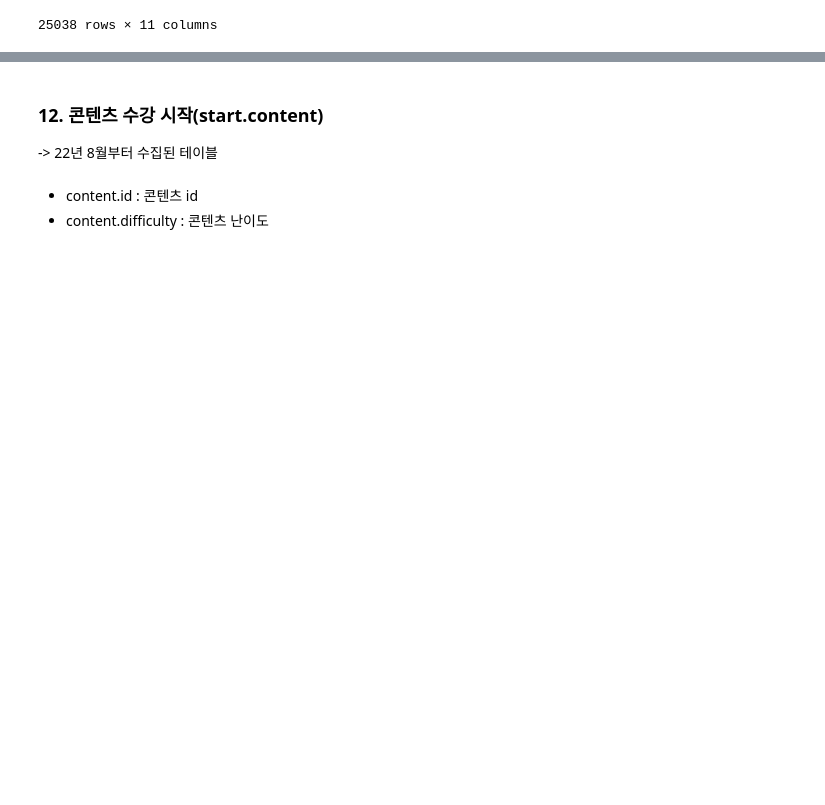
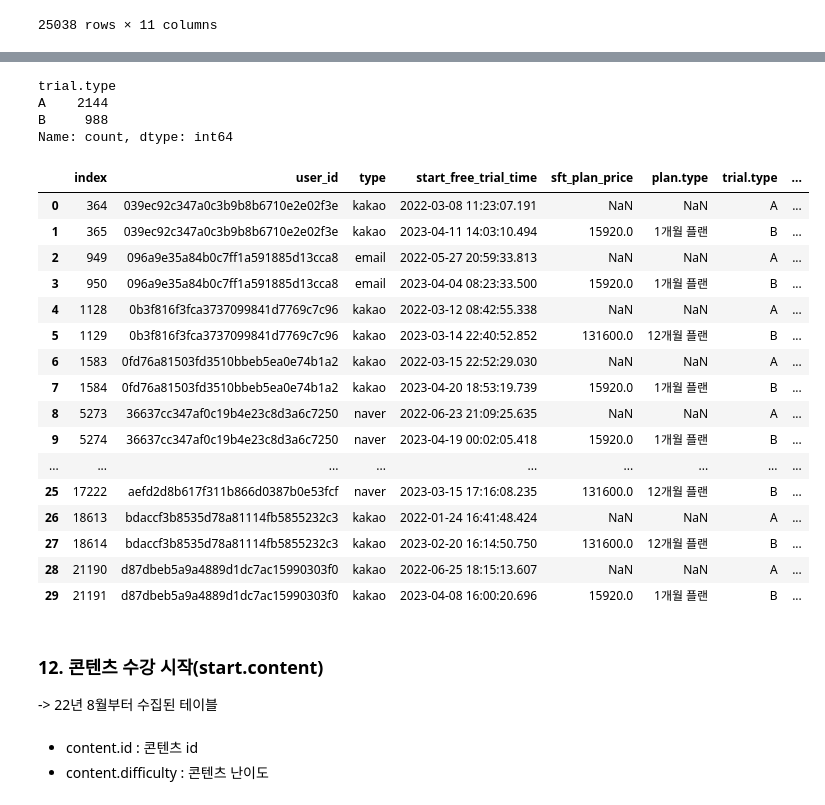
Before and after one commit to saeraniren/intermediate_project, a Jupyter notebook: geumhui_main.ipynb, the cells around one changed output, grey strips where cells are left out. Saved outputs shown, nothing was run; the diff lists cells and outputs as text; code cells hidden in the pictures; blank space fills up the shorter version.

```diff
--- a/geumhui_main.ipynb
+++ b/geumhui_main.ipynb
@@ -1483,0 +1517,9 @@ Name: count, dtype: int64
+# %%
+# 무료서비스 이용 후 첫 결제 이용(조건 : start_free_trial_time < complete_subscription_time) : row = 3132 -> 구독전환율
+free_trial_subscription_yes =  free_trial_subscription[free_trial_subscription['complete_subscription_time'].notna()
+                                                     & (free_trial_subscription['start_free_trial_time'] < free_trial_subscription['complete_subscription_time'])]
+display(free_trial_subscription_yes)
+
+# 무료서비스 이용 후 첫 결제 완료 기록없는 유저 추출(이탈)
+free_trial_subscription_no = free_trial_subscription[free_trial_subscription['complete_subscription_time'].isna()]
+free_trial_subscription_no
@@ -1484,2 +1553,38 @@ Name: count, dtype: int64
+# %%
+# 무료 체험 서비스 -> 첫 결제로 이어진 유저 수
+free_trial_subscription_yes['trial.type'].value_counts()
+# %% [output]
+trial.type
+A    2144
+B     988
+Name: count, dtype: int64
+# %%
+# user_id별 trial.type의 고유값을 집계
+user_trial_counts = free_trial_subscription_yes.groupby('user_id')['trial.type'].unique()
+
+# A와 B를 모두 포함하는 user_id 찾기
+target_users = user_trial_counts[user_trial_counts.apply(lambda x: set(x) >= {'A', 'B'})].index
+
+# 원본 데이터에서 해당 user_id만 필터링
+filtered_data = free_trial_subscription_yes[free_trial_subscription_yes['user_id'].isin(target_users)]
+filtered_data.reset_index()
+# %% [output]
+|  | index | user_id | type | start_free_trial_time | sft_plan_price | plan.type | trial.type | ... |
+| 0 | 364 | 039ec92c347a0c3b9b8b6710e2e02f3e | kakao | 2022-03-08 11:23:07.191 | NaN | NaN | A | ... |
+| 1 | 365 | 039ec92c347a0c3b9b8b6710e2e02f3e | kakao | 2023-04-11 14:03:10.494 | 15920.0 | 1개월 플랜 | B | ... |
+| 2 | 949 | 096a9e35a84b0c7ff1a591885d13cca8 | email | 2022-05-27 20:59:33.813 | NaN | NaN | A | ... |
+| 3 | 950 | 096a9e35a84b0c7ff1a591885d13cca8 | email | 2023-04-04 08:23:33.500 | 15920.0 | 1개월 플랜 | B | ... |
+| 4 | 1128 | 0b3f816f3fca3737099841d7769c7c96 | kakao | 2022-03-12 08:42:55.338 | NaN | NaN | A | ... |
+| 5 | 1129 | 0b3f816f3fca3737099841d7769c7c96 | kakao | 2023-03-14 22:40:52.852 | 131600.0 | 12개월 플랜 | B | ... |
+| 6 | 1583 | 0fd76a81503fd3510bbeb5ea0e74b1a2 | kakao | 2022-03-15 22:52:29.030 | NaN | NaN | A | ... |
+| 7 | 1584 | 0fd76a81503fd3510bbeb5ea0e74b1a2 | kakao | 2023-04-20 18:53:19.739 | 15920.0 | 1개월 플랜 | B | ... |
+| 8 | 5273 | 36637cc347af0c19b4e23c8d3a6c7250 | naver | 2022-06-23 21:09:25.635 | NaN | NaN | A | ... |
+| 9 | 5274 | 36637cc347af0c19b4e23c8d3a6c7250 | naver | 2023-04-19 00:02:05.418 | 15920.0 | 1개월 플랜 | B | ... |
+| ... | ... | ... | ... | ... | ... | ... | ... | ... |
+| 25 | 17222 | aefd2d8b617f311b866d0387b0e53fcf | naver | 2023-03-15 17:16:08.235 | 131600.0 | 12개월 플랜 | B | ... |
+| 26 | 18613 | bdaccf3b8535d78a81114fb5855232c3 | kakao | 2022-01-24 16:41:48.424 | NaN | NaN | A | ... |
+| 27 | 18614 | bdaccf3b8535d78a81114fb5855232c3 | kakao | 2023-02-20 16:14:50.750 | 131600.0 | 12개월 플랜 | B | ... |
+| 28 | 21190 | d87dbeb5a9a4889d1dc7ac15990303f0 | kakao | 2022-06-25 18:15:13.607 | NaN | NaN | A | ... |
+| 29 | 21191 | d87dbeb5a9a4889d1dc7ac15990303f0 | kakao | 2023-04-08 16:00:20.696 | 15920.0 | 1개월 플랜 | B | ... |
 # %%
 # 4. TYPE A : 무료체험에서 첫 결제
```
Also changed, not shown: parts of 19 cells of this notebook.
